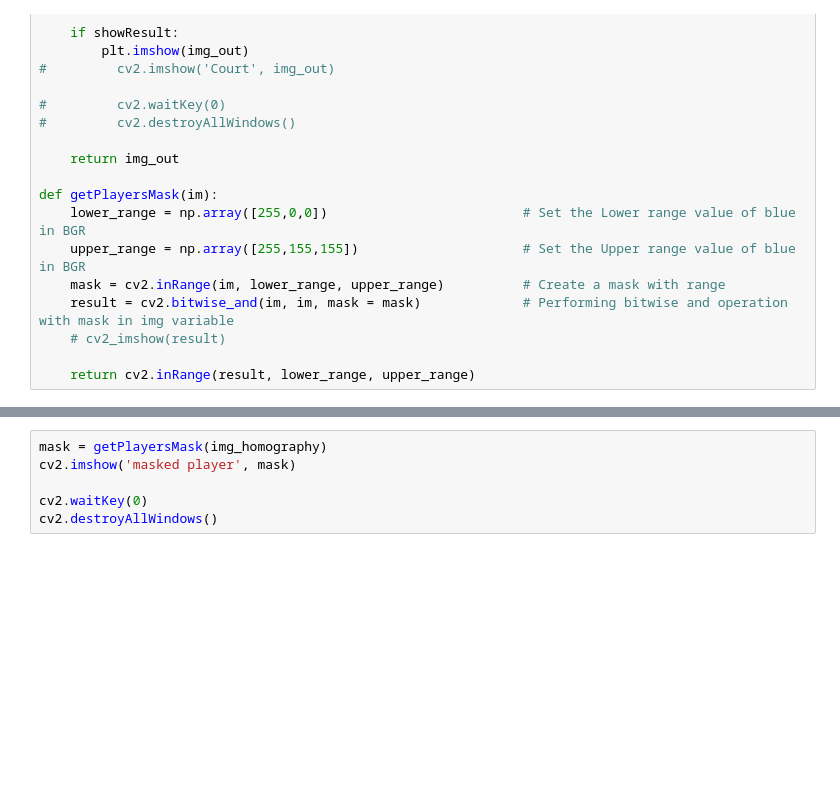
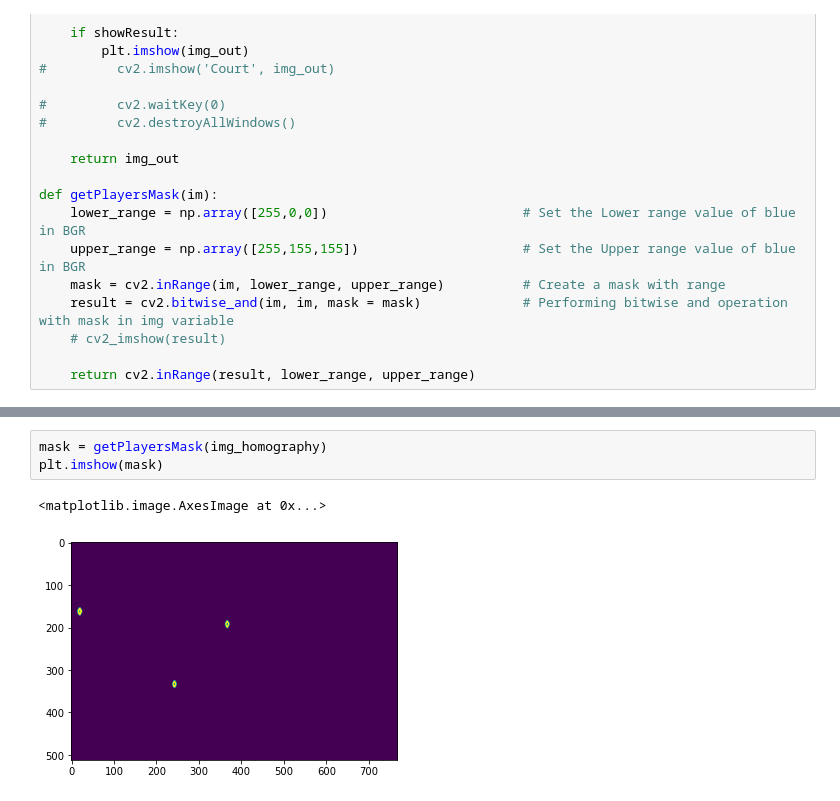
Before and after one commit to archeltaneka/table-tennis-analytics, a Jupyter notebook: table_tennis_analytic_playground.ipynb, the cells around one changed output, grey strips where cells are left out. Drawn from its saved outputs; the diff is of its cells as text; blank space fills up the shorter version.

```diff
--- a/table_tennis_analytic_playground.ipynb
+++ b/table_tennis_analytic_playground.ipynb
@@ -228,6 +219,6 @@ img_homography.shape
 # %%
 mask = getPlayersMask(img_homography)
-cv2.imshow('masked player', mask)
-
-cv2.waitKey(0)
-cv2.destroyAllWindows()
+plt.imshow(mask)
+# %% [output]
+<matplotlib.image.AxesImage at 0x...>
+[figure, added]
```
Also changed, not shown: parts of 7 cells of this notebook.
